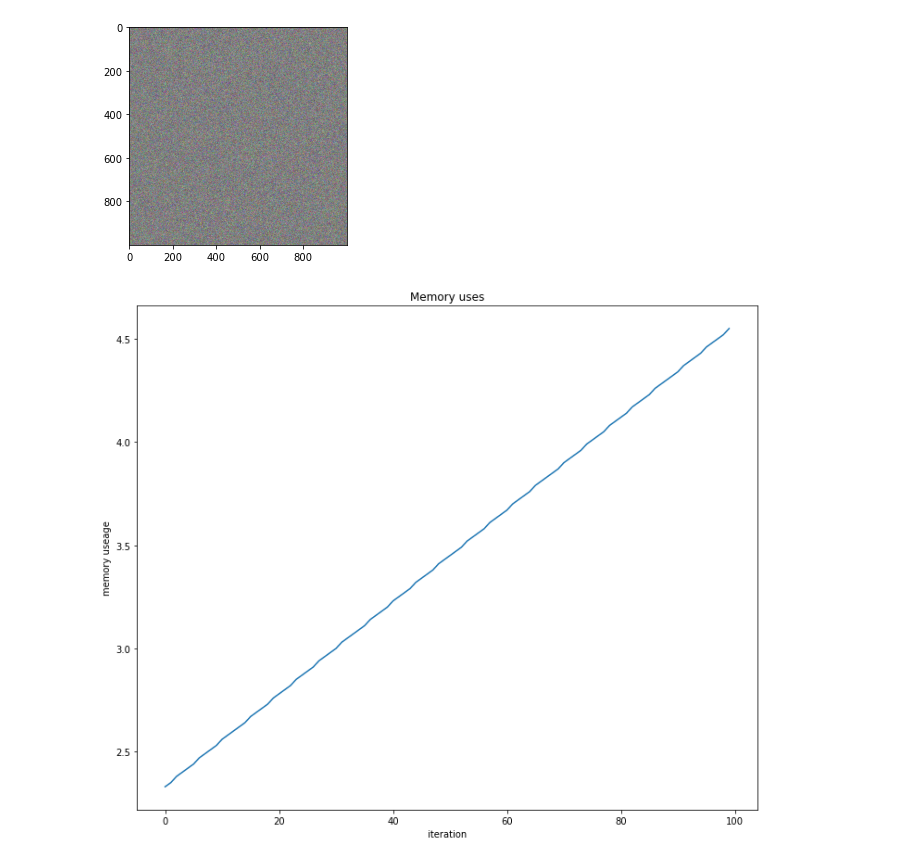
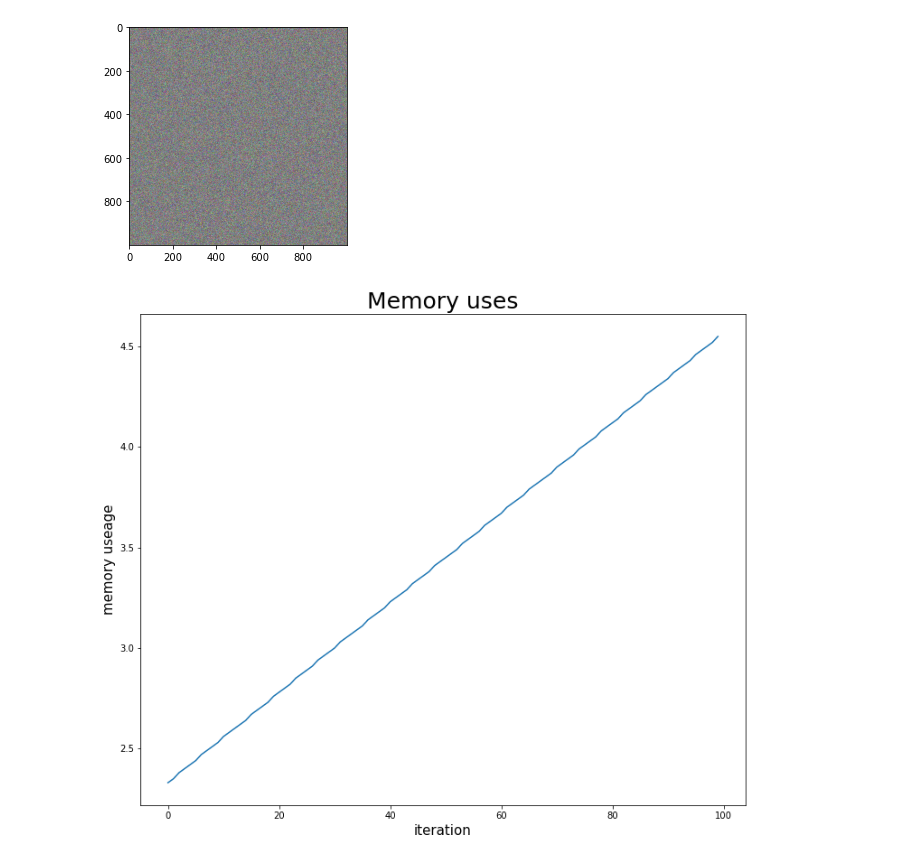
Before and after one commit to hyeonchan523/hyeonchan523.github.io, a Jupyter notebook: assets/examples/matplotlib_memory_leak.ipynb, the cells around one changed output. Drawn from its saved outputs; the diff is of its cells as text; code cells hidden in the pictures.

```diff
--- a/assets/examples/matplotlib_memory_leak.ipynb
+++ b/assets/examples/matplotlib_memory_leak.ipynb
@@ -24,12 +24,12 @@ for i in range(100):
 # %%
 plt.figure(figsize = (12,10))
 plt.plot(memory_)
-plt.title('Memory uses')
-plt.xlabel('iteration')
-plt.ylabel('memory useage')
+plt.title('Memory uses', fontsize = 25)
+plt.xlabel('iteration', fontsize = 15)
+plt.ylabel('memory useage', fontsize = 15)
 plt.savefig('../img/memory_leak_y.png', dpi = 200)
 # %% [output]
-[figure, old version]
+[figure, new version]
 # %%
 memory_2 = np.zeros(100)
 plt.close('all')
```
Also changed, not shown: parts of 1 cell of this notebook.
